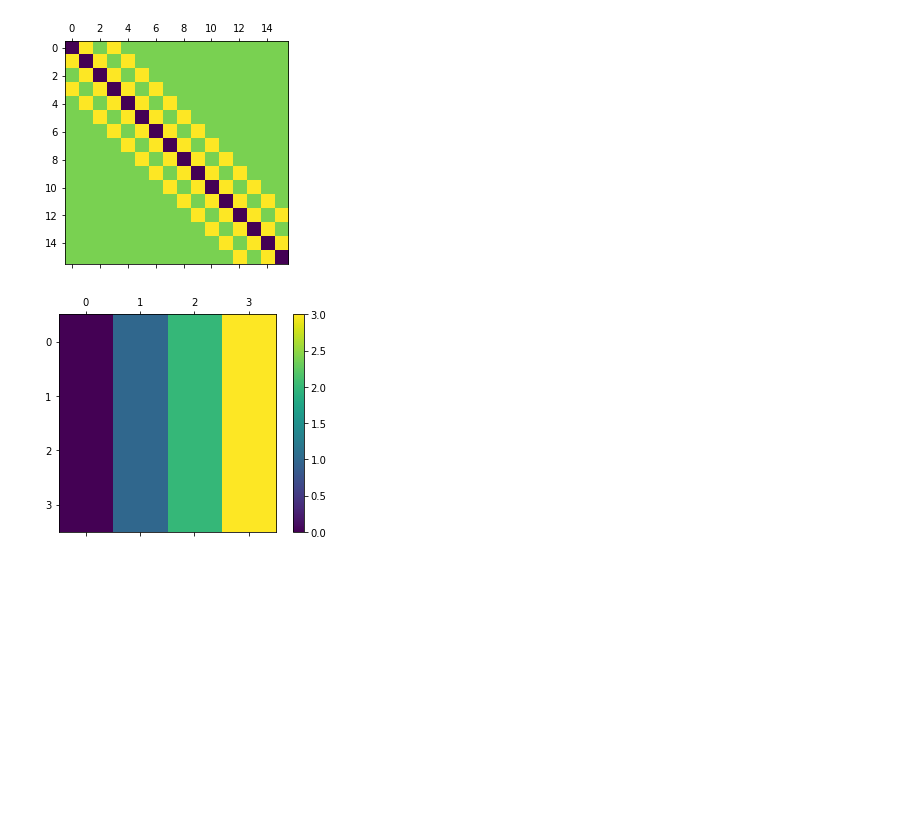
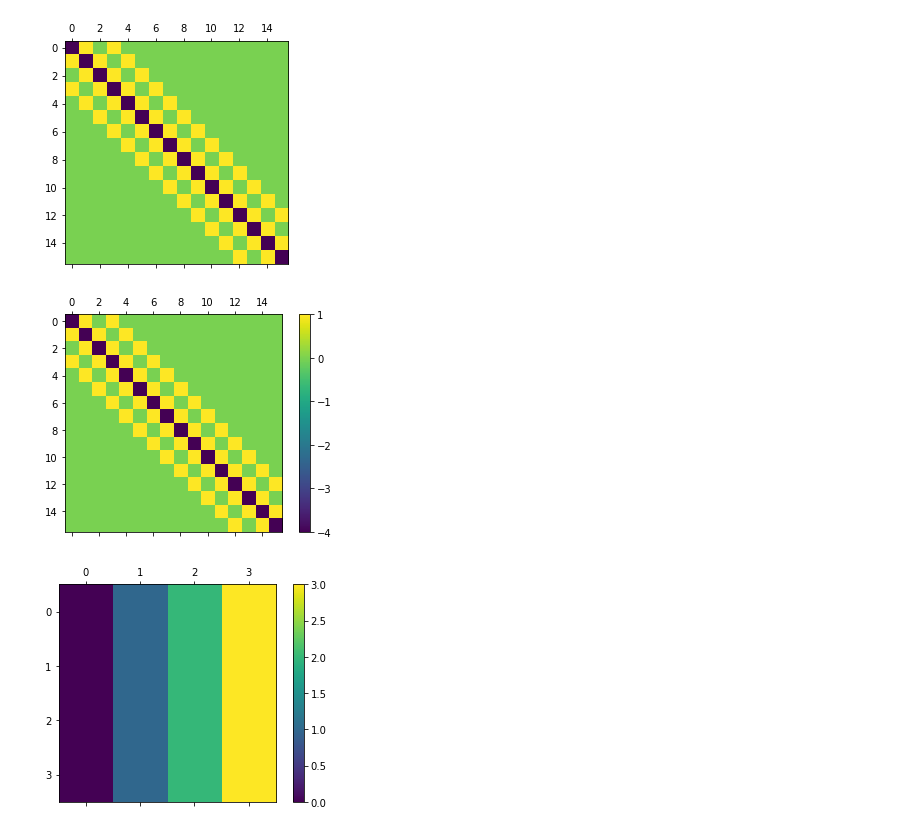
Before and after one commit to phys3112/Tutorials-with-Matt, a Jupyter notebook: Tutorial 6 Generalising.ipynb, the cells around one changed output. Drawn from its saved outputs; the diff is of its cells as text; code cells hidden in the pictures; blank space fills up the shorter version.

```diff
--- a/Tutorial 6 Generalising.ipynb
+++ b/Tutorial 6 Generalising.ipynb
@@ -204,6 +204,10 @@ def matshow_cbar(mat):
     ax = fig.add_subplot(111)
     cax = ax.matshow(mat)
     fig.colorbar(cax)
+# %%
+matshow_cbar(Poisson_Matrix)
+# %% [output]
+[figure, added]
 # %%
 # Use meshgrid to make two matracies which we can manipulate to make our 2d rho
 x, y = np.meshgrid(range(x_nodes), range(y_nodes))
```
Also changed, not shown: parts of 3 cells of this notebook, 4 other files.
